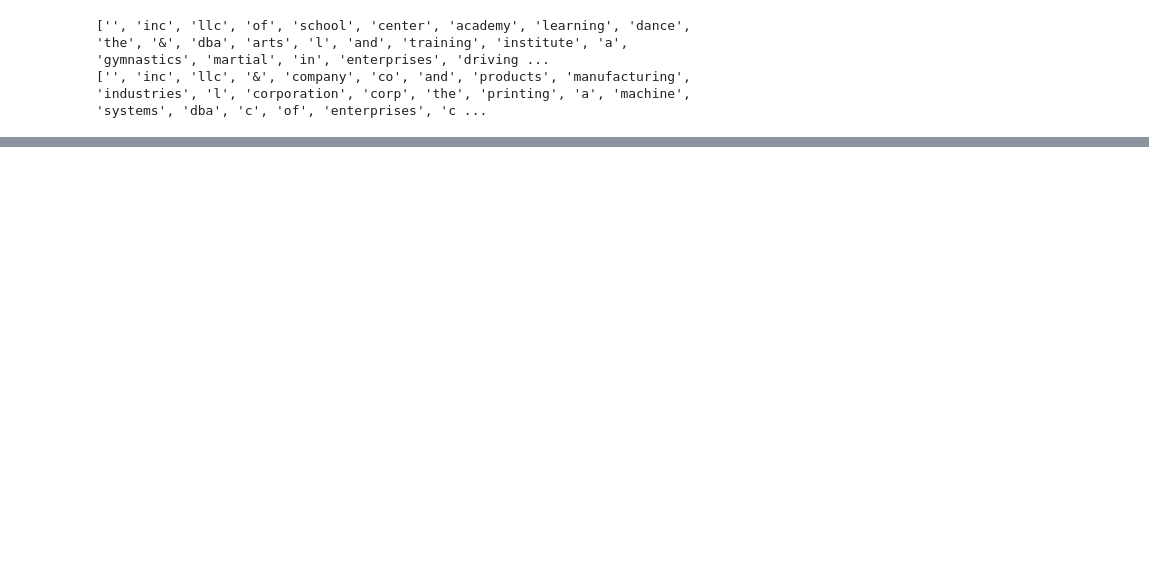
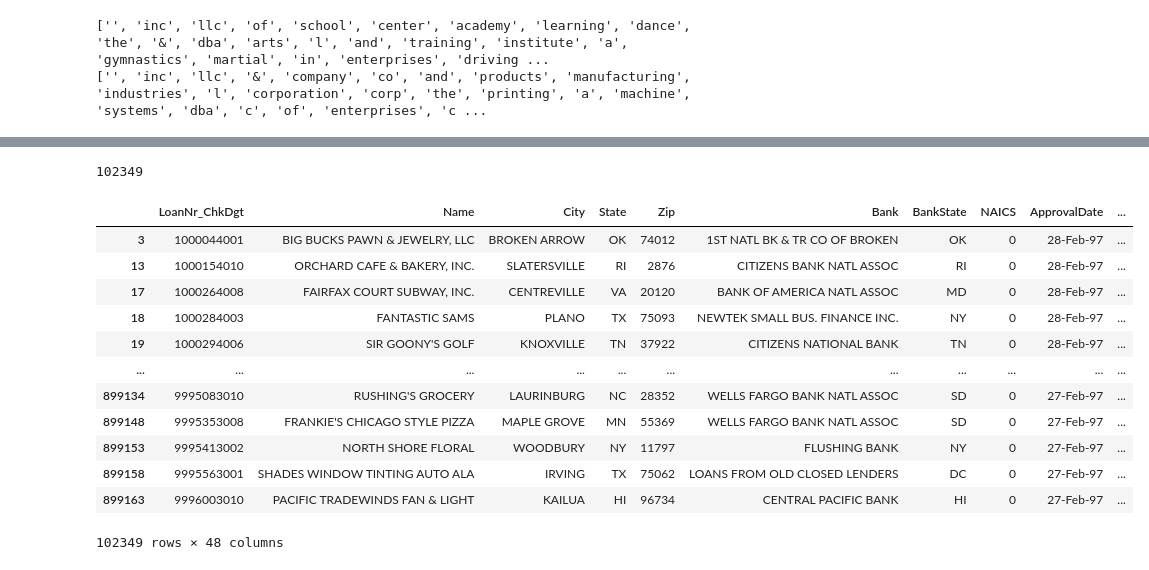
Before and after one commit to CIV2T1PEY/CIV1498-Group-Project, a Jupyter notebook: Python Part 2.ipynb, the cells around one changed output, grey strips where cells are left out. Cells and saved outputs as stored; diff of their text form; code cells hidden in the pictures; blank space fills up the shorter version.

```diff
--- a/Python Part 2.ipynb
+++ b/Python Part 2.ipynb
@@ -297,0 +611,20 @@ industry_name_words_revised
+# %%
+Probability_df = Missing_industry_df_copy[list_of_industry]
+Missing_industry_df_copy['Industry'] = Probability_df.apply(lambda x: Probability_df.columns[x.argmax()], axis = 1)
+print(Missing_industry_df_copy.shape[0])
+Missing_industry_df_copy #used text analysis to fill in the industry info for 102349 rows
+# %% [output]
+102349
+|  | LoanNr_ChkDgt | Name | City | State | Zip | Bank | BankState | NAICS | ApprovalDate | ... |
+| 3 | 1000044001 | BIG BUCKS PAWN & JEWELRY, LLC | BROKEN ARROW | OK | 74012 | 1ST NATL BK & TR CO OF BROKEN | OK | 0 | 28-Feb-97 | ... |
+| 13 | 1000154010 | ORCHARD CAFE & BAKERY, INC. | SLATERSVILLE | RI | 2876 | CITIZENS BANK NATL ASSOC | RI | 0 | 28-Feb-97 | ... |
+| 17 | 1000264008 | FAIRFAX COURT SUBWAY, INC. | CENTREVILLE | VA | 20120 | BANK OF AMERICA NATL ASSOC | MD | 0 | 28-Feb-97 | ... |
+| 18 | 1000284003 | FANTASTIC SAMS | PLANO | TX | 75093 | NEWTEK SMALL BUS. FINANCE INC. | NY | 0 | 28-Feb-97 | ... |
+| 19 | 1000294006 | SIR GOONY'S GOLF | KNOXVILLE | TN | 37922 | CITIZENS NATIONAL BANK | TN | 0 | 28-Feb-97 | ... |
+| ... | ... | ... | ... | ... | ... | ... | ... | ... | ... | ... |
+| 899134 | 9995083010 | RUSHING'S GROCERY | LAURINBURG | NC | 28352 | WELLS FARGO BANK NATL ASSOC | SD | 0 | 27-Feb-97 | ... |
+| 899148 | 9995353008 | FRANKIE'S CHICAGO STYLE PIZZA | MAPLE GROVE | MN | 55369 | WELLS FARGO BANK NATL ASSOC | SD | 0 | 27-Feb-97 | ... |
+| 899153 | 9995413002 | NORTH SHORE FLORAL | WOODBURY | NY | 11797 | FLUSHING BANK | NY | 0 | 27-Feb-97 | ... |
+| 899158 | 9995563001 | SHADES WINDOW TINTING AUTO ALA | IRVING | TX | 75062 | LOANS FROM OLD CLOSED LENDERS | DC | 0 | 27-Feb-97 | ... |
+| 899163 | 9996003010 | PACIFIC TRADEWINDS FAN & LIGHT | KAILUA | HI | 96734 | CENTRAL PACIFIC BANK | HI | 0 | 27-Feb-97 | ... |
+102349 rows × 48 columns
```
Also changed, not shown: parts of 20 cells of this notebook, 2 other files.
